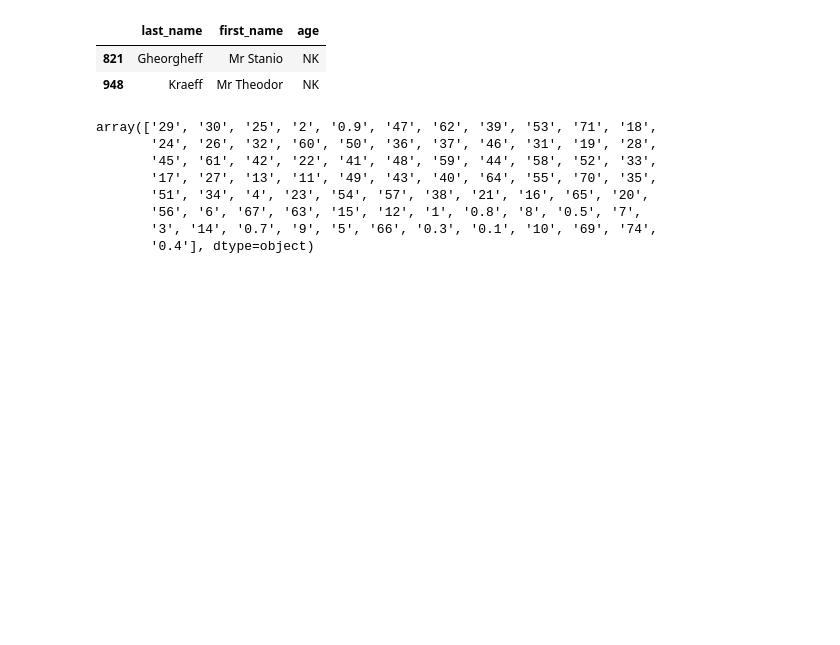
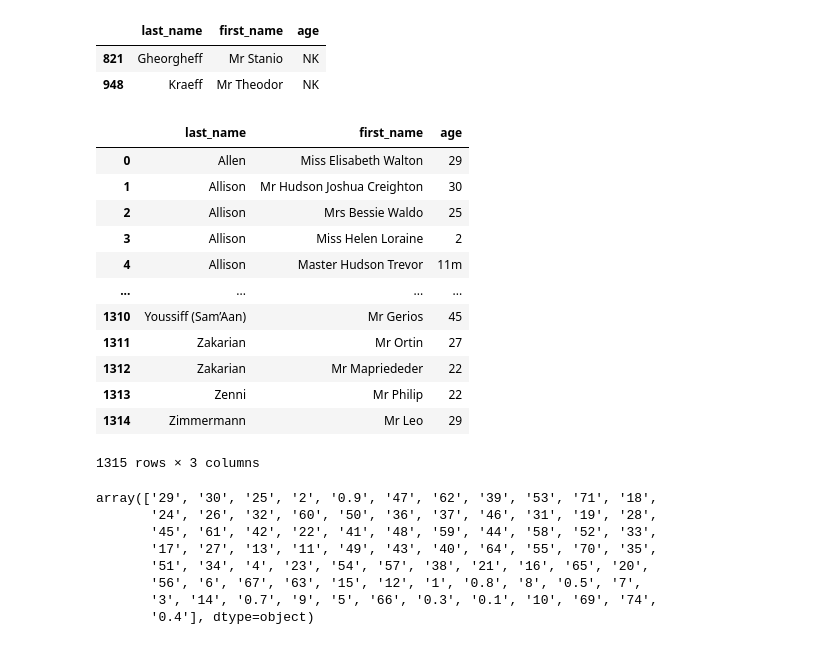
Before and after one commit to Mariomtz0713/Project-4, a Jupyter notebook: Titanic/titanic_ETD.ipynb, the cells around one changed output. Cells and saved outputs as stored; diff of their text form; code cells hidden in the pictures; blank space fills up the shorter version.

```diff
--- a/Titanic/titanic_ETD.ipynb
+++ b/Titanic/titanic_ETD.ipynb
@@ -252,8 +252,8 @@ full_table_df.loc[full_table_df['age'] == 'NK']
 | 821 | Gheorgheff | Mr Stanio | NK |
 | 948 | Kraeff | Mr Theodor | NK |
 # %%
-# Putting 'NK' indexes in a variable and storing their names to remove if needed in other dfs
-index = full_table_df.loc[full_table_df['age'] == 'NK'].index
+# Putting 'NK' indexes in a variable and storing their names to also remove in other dfs
+nk_full_table_index = full_table_df.loc[full_table_df['age'] == 'NK'].index
 nk_last_names = full_table_df.loc[full_table_df['age'] == 'NK']['last_name'].values
 nk_first_names = full_table_df.loc[full_table_df['age'] == 'NK']['first_name'].values
 # %%
@@ -262,3 +262,20 @@ full_table_df.drop(index=index, inplace=True)
+# %%
+full_table_df.reset_index(inplace=True, drop=True)
+full_table_df
+# %% [output]
+|  | last_name | first_name | age |
+| 0 | Allen | Miss Elisabeth Walton | 29 |
+| 1 | Allison | Mr Hudson Joshua Creighton | 30 |
+| 2 | Allison | Mrs Bessie Waldo | 25 |
+| 3 | Allison | Miss Helen Loraine | 2 |
+| 4 | Allison | Master Hudson Trevor | 11m |
+| ... | ... | ... | ... |
+| 1310 | Youssiff (Sam’Aan) | Mr Gerios | 45 |
+| 1311 | Zakarian | Mr Ortin | 27 |
+| 1312 | Zakarian | Mr Mapriededer | 22 |
+| 1313 | Zenni | Mr Philip | 22 |
+| 1314 | Zimmermann | Mr Leo | 29 |
+1315 rows × 3 columns
 # %%
 # Replacing other string age values to match all float
 full_table_df = full_table_df.replace({'11m': '0.9',
```
Also changed, not shown: parts of 20 cells of this notebook.
